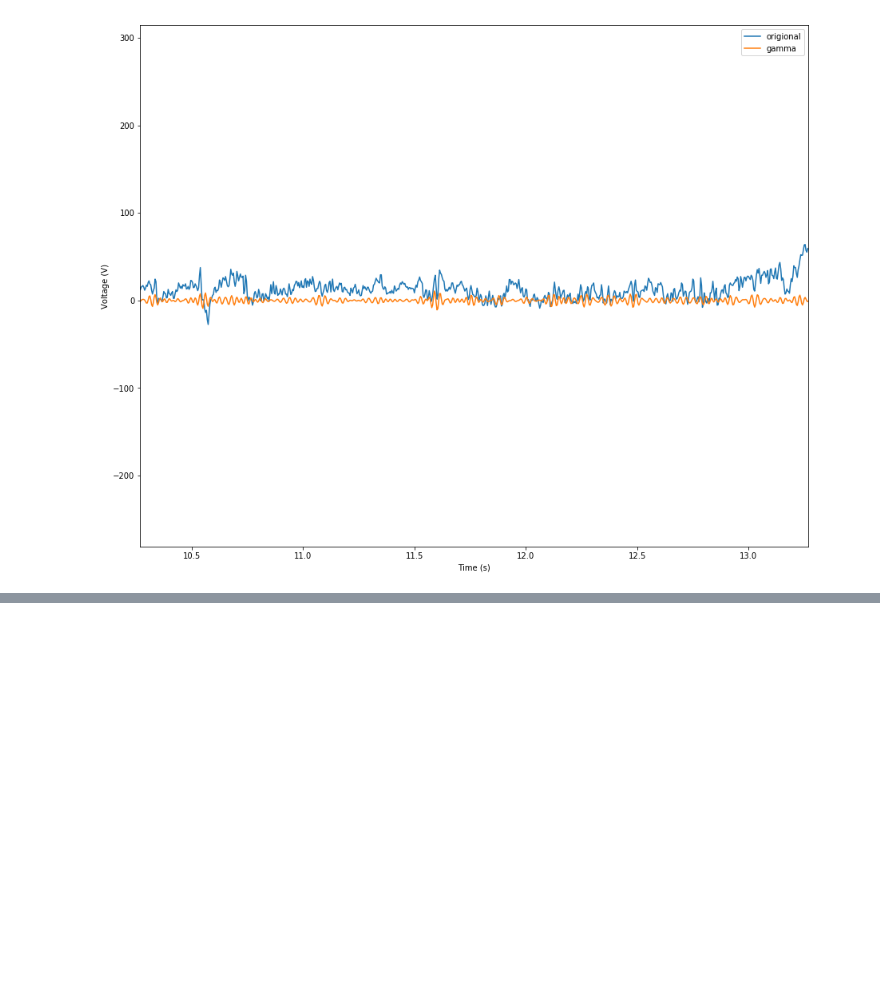
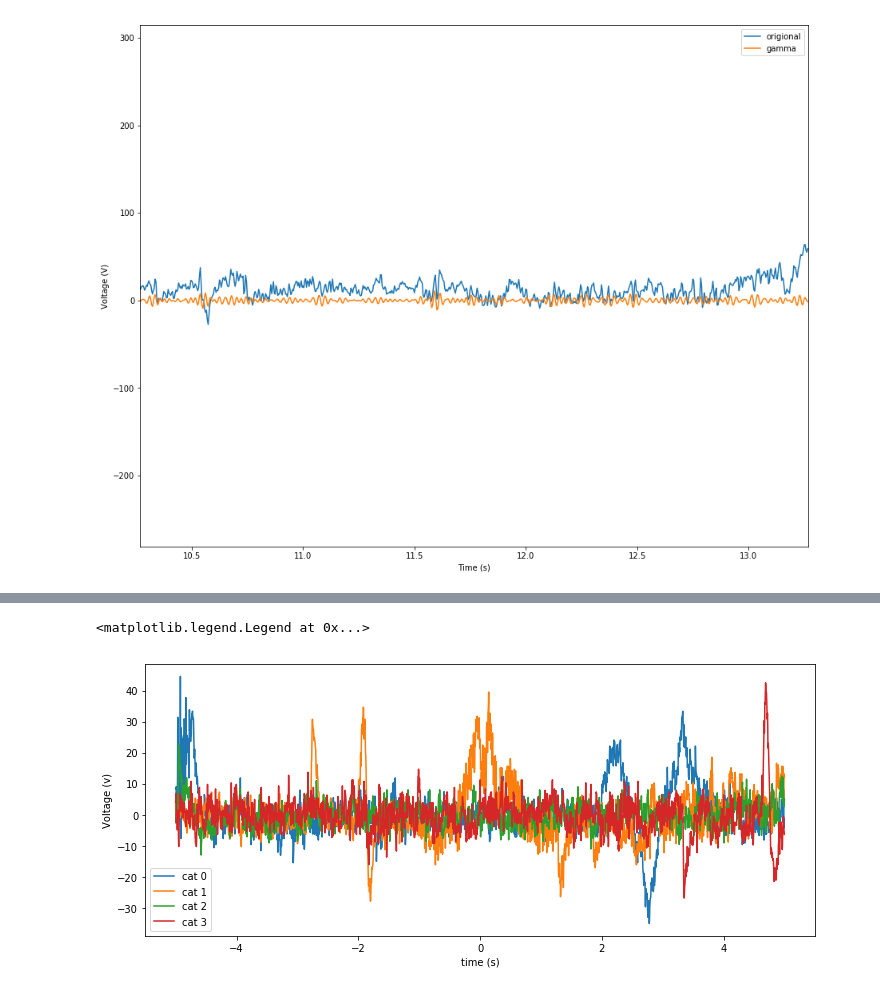
Before and after one commit to TamuzHod/Neural-_signal_processing_final_project, a Jupyter notebook: ProcessEEG.ipynb, the cells around one changed output, grey strips where cells are left out. Saved outputs shown, nothing was run; the diff lists cells and outputs as text; code cells hidden in the pictures; blank space fills up the shorter version.

```diff
--- a/ProcessEEG.ipynb
+++ b/ProcessEEG.ipynb
@@ -307,0 +306,18 @@ plt.legend()
+# %%
+i = 0
+plt.figure(figsize=(12,5))
+plt.plot(epoch_time, epochs_cats[1][i], '-', label="cat "+ str(i))
+plt.plot(epoch_time, epochs_cats[1][i+1], '-', label="cat " +str(i+1))
+plt.plot(epoch_time, epochs_cats[1][i+2], '-', label="cat " +str(i+2))
+plt.plot(epoch_time, epochs_cats[1][i+3], '-', label="cat " +str(i+3))
+
+#plt.plot(epoch_time, cat_average[1], '-')
+#plt.plot(epoch_time, cat_average[2], '-')
+#plt.plot(epoch_time, cat_average[3], '-')
+#plt.plot(epoch_time, cat_average[4], '-')
+
+plt.xlabel('time (s)'); plt.ylabel('Voltage (v)');
+plt.legend()
+# %% [output]
+<matplotlib.legend.Legend at 0x...>
+[figure, added]
```
Also changed, not shown: parts of 12 cells of this notebook.
